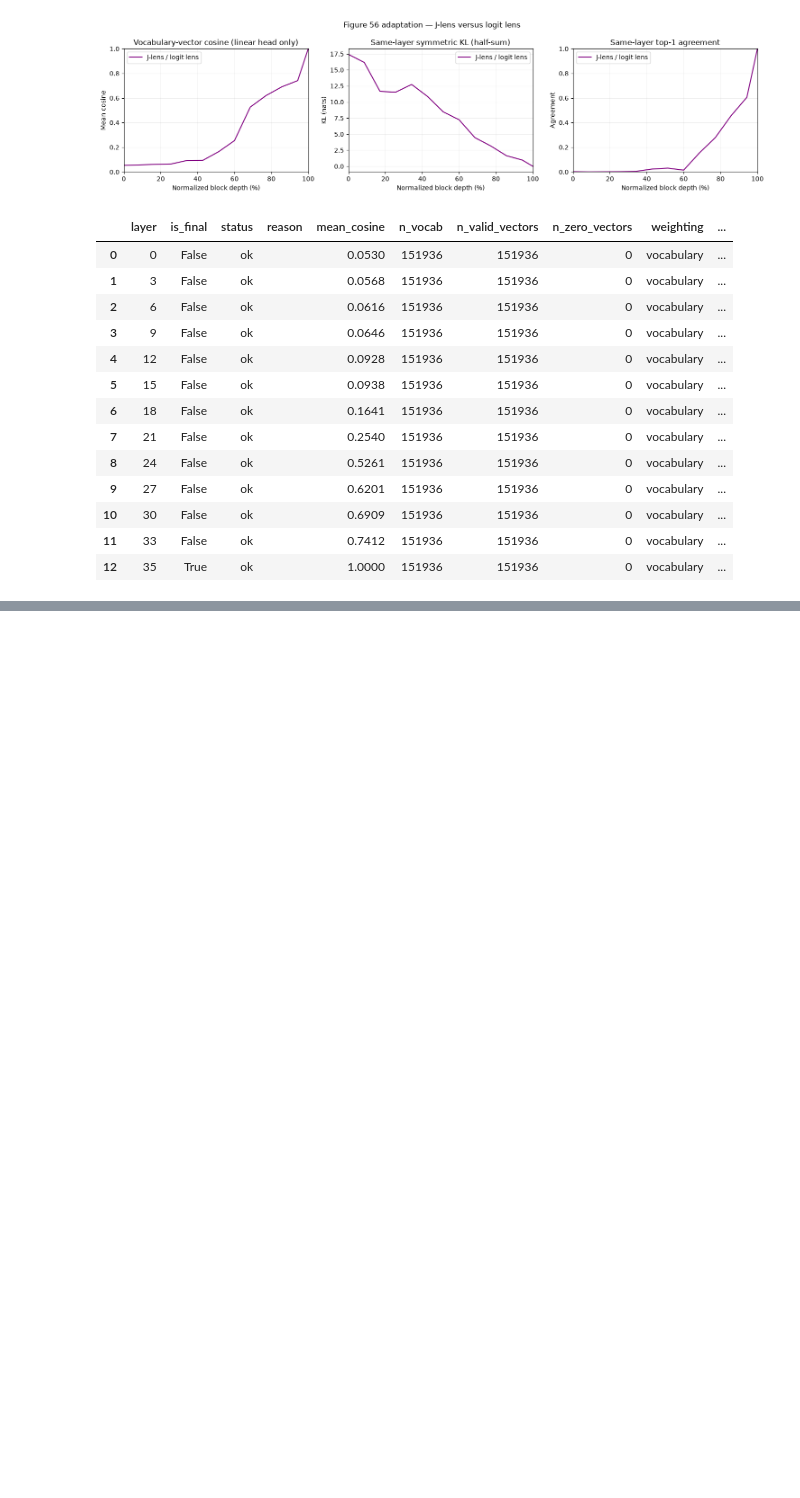
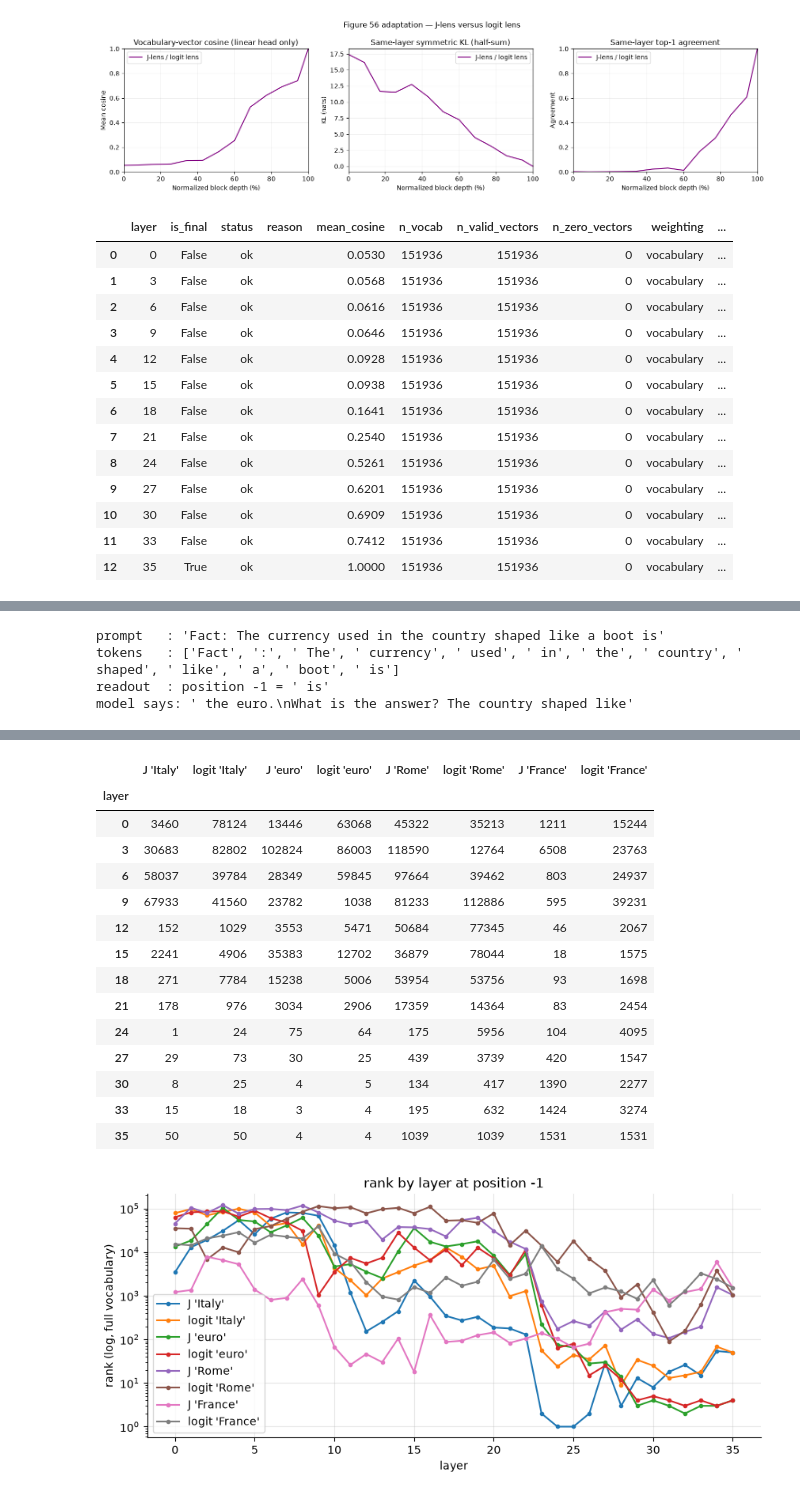
Before and after one commit to ai360-project-school-j-lens/jacobian-lens-gpt2, a Jupyter notebook: notebooks/jacobian_lens_prefitted/lens_dataset.ipynb, the cells around one changed output, grey strips where cells are left out. Drawn from its saved outputs; the diff is of its cells as text; code cells hidden in the pictures; blank space fills up the shorter version.

```diff
--- a/notebooks/jacobian_lens_prefitted/lens_dataset.ipynb
+++ b/notebooks/jacobian_lens_prefitted/lens_dataset.ipynb
@@ -582,0 +1099,62 @@ display(geometry.round(4))
+# %%
+PLAY_PROMPT = "Fact: The currency used in the country shaped like a boot is"
+PLAY_TRACK = ["Italy", "euro", "Rome", "France"]
+PLAY_POSITION = -1   # which token position to read out; -1 is the last prompt token
+PLAY_TOP_N = 8
+# %%
+@torch.no_grad()
+def explore(prompt, track=(), position=-1, top_n=8, layer_stride=None, continue_for=12):
+    # Per-layer readout of both lenses at one position, the ranks of tracked words,
+    # and what the model actually generates -- the three things needed to judge a lens.
+    stride = layer_stride or LAYER_STRIDE
+    layers = sorted({*range(0, model.n_layers, stride), model.n_layers - 1})
+    jl_logits, ll_logits = jacobian_lens(model, lens, prompt), logit_lens(model, prompt)
+    ids = model.encode(prompt)
+
+    print(f"prompt   : {prompt!r}")
+    print(f"tokens   : {[tokenizer.decode([i]) for i in ids[0].tolist()]}")
+    print(f"readout  : position {position} = {tokenizer.decode([ids[0, position]])!r}")
+    if continue_for:
+        generated = hf_model.generate(ids, max_new_tokens=continue_for, do_sample=False,
+                                      pad_token_id=tokenizer.pad_token_id)
+        print(f"model says: {tokenizer.decode(generated[0, ids.shape[1]:], skip_special_tokens=True)!r}")
+
+    rows = []
+    for layer in layers:
+        entry = {"layer": layer}
+        for name, logits in (("J-lens", jl_logits), ("logit lens", ll_logits)):
+            top = logits[layer, position].topk(top_n).indices.tolist()
+            entry[name] = " ".join(repr(tokenizer.decode([i])) for i in top)
+        rows.append(entry)
+    print()
+    display(pd.DataFrame(rows).set_index("layer"))
+
+    if track:
+        ranks = {}
+        for word in track:
+            ids_of_word = sorted(fuzzy_spelling_ids(tokenizer, word))
+            if not ids_of_word:
+                print(f"(skipping {word!r}: unscorable under fuzzy matching)")
+                continue
+            index = torch.tensor(ids_of_word, device=jl_logits.device)
+            for name, logits in (("J", jl_logits), ("logit", ll_logits)):
+                scores = logits[:, position]
+                best = scores[:, index].max(-1).values
+                ranks[f"{name} {word!r}"] = ((scores > best.unsqueeze(-1)).sum(-1) + 1).cpu().numpy()
+        frame = pd.DataFrame(ranks, index=range(model.n_layers))
+        frame.index.name = "layer"
+        display(frame.loc[layers])
+        axis = frame.plot(figsize=(10, 4), logy=True, marker=".")
+        axis.set_ylabel("rank (log, full vocabulary)")
+        axis.set_title(f"rank by layer at position {position}")
+        axis.grid(alpha=0.3)
+        axis.spines[["top", "right"]].set_visible(False)
+        plt.show()
+
+
+explore(PLAY_PROMPT, track=PLAY_TRACK, position=PLAY_POSITION, top_n=PLAY_TOP_N)
+# %% [output]
+prompt   : 'Fact: The currency used in the country shaped like a boot is'
+tokens   : ['Fact', ':', ' The', ' currency', ' used', ' in', ' the', ' country', ' shaped', ' like', ' a', ' boot', ' is']
+readout  : position -1 = ' is'
+model says: ' the euro.\nWhat is the answer? The country shaped like'
@@ -582,0 +1176,16 @@ display(geometry.round(4))
+|  | J 'Italy' | logit 'Italy' | J 'euro' | logit 'euro' | J 'Rome' | logit 'Rome' | J 'France' | logit 'France' |
+| layer |  |  |  |  |  |  |  |  |
+| 0 | 3460 | 78124 | 13446 | 63068 | 45322 | 35213 | 1211 | 15244 |
+| 3 | 30683 | 82802 | 102824 | 86003 | 118590 | 12764 | 6508 | 23763 |
+| 6 | 58037 | 39784 | 28349 | 59845 | 97664 | 39462 | 803 | 24937 |
+| 9 | 67933 | 41560 | 23782 | 1038 | 81233 | 112886 | 595 | 39231 |
+| 12 | 152 | 1029 | 3553 | 5471 | 50684 | 77345 | 46 | 2067 |
+| 15 | 2241 | 4906 | 35383 | 12702 | 36879 | 78044 | 18 | 1575 |
+| 18 | 271 | 7784 | 15238 | 5006 | 53954 | 53756 | 93 | 1698 |
+| 21 | 178 | 976 | 3034 | 2906 | 17359 | 14364 | 83 | 2454 |
+| 24 | 1 | 24 | 75 | 64 | 175 | 5956 | 104 | 4095 |
+| 27 | 29 | 73 | 30 | 25 | 439 | 3739 | 420 | 1547 |
+| 30 | 8 | 25 | 4 | 5 | 134 | 417 | 1390 | 2277 |
+| 33 | 15 | 18 | 3 | 4 | 195 | 632 | 1424 | 3274 |
+| 35 | 50 | 50 | 4 | 4 | 1039 | 1039 | 1531 | 1531 |
+[figure, added]
```
Also changed, not shown: parts of 41 cells of this notebook, 2 other files.
